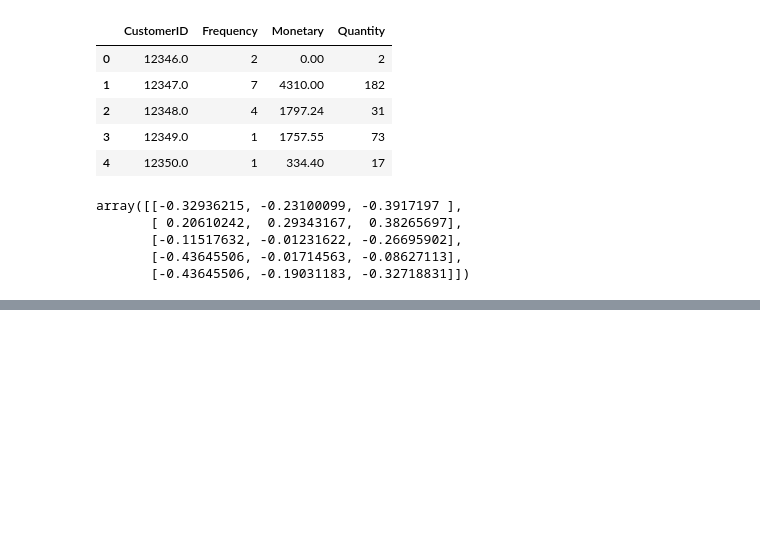
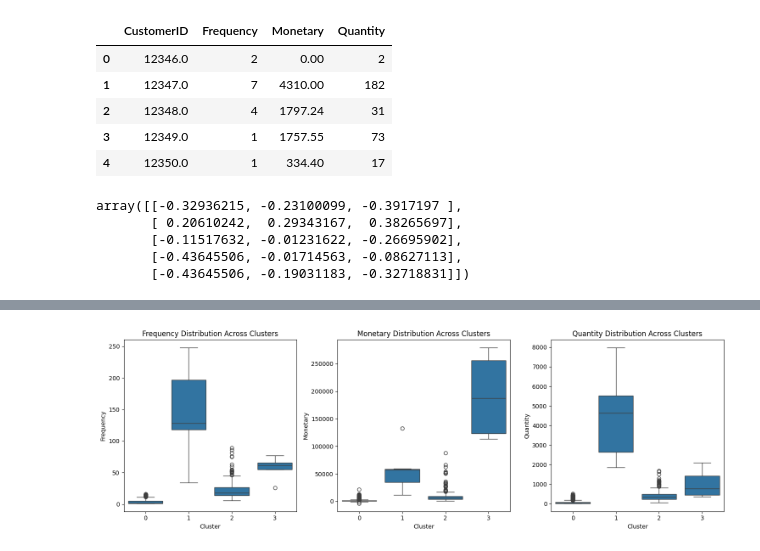
Before and after one commit to Shahbazi-Amir/Customer_Segmentation_KMeans, a Jupyter notebook: Customer_Segmentation_KMeans.ipynb, the cells around one changed output, grey strips where cells are left out. Saved outputs shown, nothing was run; the diff lists cells and outputs as text; code cells hidden in the pictures; blank space fills up the shorter version.

```diff
--- a/Customer_Segmentation_KMeans.ipynb
+++ b/Customer_Segmentation_KMeans.ipynb
@@ -112,0 +187,11 @@ array([[-0.32936215, -0.23100099, -0.3917197 ],
+# %%
+# Train the K-Means model with the optimal K
+optimal_k = 4  # Replace with the optimal K found from the Elbow Method
+kmeans = KMeans(n_clusters=optimal_k, random_state=42)
+clusters = kmeans.fit_predict(scaled_features)
+
+# Add cluster labels to the customer_features DataFrame
+customer_features['Cluster'] = clusters
+
+# Display the first few rows with cluster labels
+customer_features.head()
@@ -112,0 +223,25 @@ array([[-0.32936215, -0.23100099, -0.3917197 ],
+# %%
+import seaborn as sns
+
+# Create box plots for each feature across clusters
+plt.figure(figsize=(15, 5))
+
+# Frequency
+plt.subplot(1, 3, 1)
+sns.boxplot(x='Cluster', y='Frequency', data=customer_features)
+plt.title('Frequency Distribution Across Clusters')
+
+# Monetary
+plt.subplot(1, 3, 2)
+sns.boxplot(x='Cluster', y='Monetary', data=customer_features)
+plt.title('Monetary Distribution Across Clusters')
+
+# Quantity
+plt.subplot(1, 3, 3)
+sns.boxplot(x='Cluster', y='Quantity', data=customer_features)
+plt.title('Quantity Distribution Across Clusters')
+
+plt.tight_layout()
+plt.show()
+# %% [output]
+[figure, added]
```
Also changed, not shown: parts of 10 cells of this notebook.
